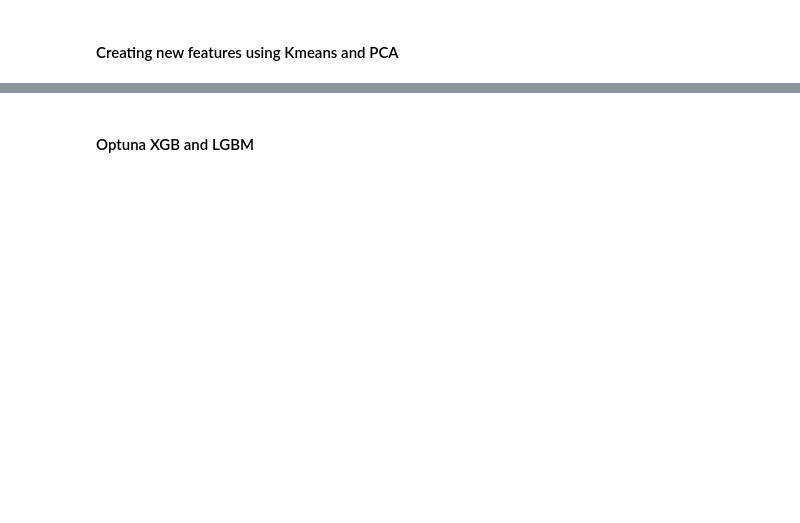
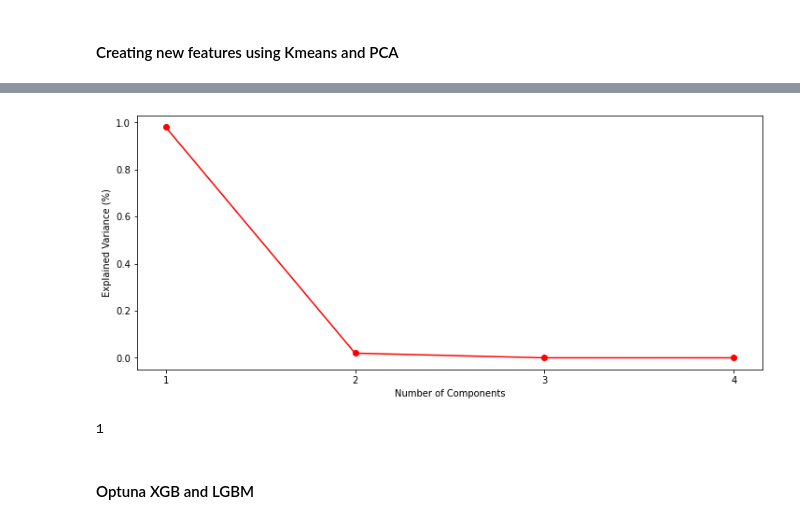
Before and after one commit to brandonsmith301/datanotebooks, a Jupyter notebook: MachineLearning/s3e5-0-624-xgb-lgb-kmeans-pca.ipynb, the cells around one changed output, grey strips where cells are left out. Drawn from its saved outputs; the diff is of its cells as text; code cells hidden in the pictures; blank space fills up the shorter version.

```diff
--- a/MachineLearning/s3e5-0-624-xgb-lgb-kmeans-pca.ipynb
+++ b/MachineLearning/s3e5-0-624-xgb-lgb-kmeans-pca.ipynb
@@ -195,3 +195,29 @@ find_best_n_clusters(train_df[features].values)
+# %%
+def find_optimal_num_components(X):
+    pca = PCA()
+    pca.fit(X)
+    explained_variance = pca.explained_variance_ratio_
+    num_components = np.arange(len(explained_variance)) + 1
+    # Plot the elbow graph
+    x = [1, 2, 3, 4]
+    fig, ax = plt.subplots(figsize=(12,5))
+    plt.plot(num_components, explained_variance, 'ro-')
+    ax.xaxis.set_ticks(x)
+    plt.xlabel("Number of Components")
+    plt.ylabel("Explained Variance (%)")
+    plt.show()
+
+    optimal_num_components = None
+    for i in range(len(explained_variance) - 1):
+        if explained_variance[i] >= 0.95 * explained_variance[i + 1]:
+            optimal_num_components = i + 1
+            break
+    return optimal_num_components
+
+find_optimal_num_components(train_df[features].values)
+# %% [output]
+[figure, added]
+1
 # %%
 def create_new_features(train_df, test_df, features):
     # Standardise the features for KMeans
```
Also changed, not shown: parts of 6 cells of this notebook.
